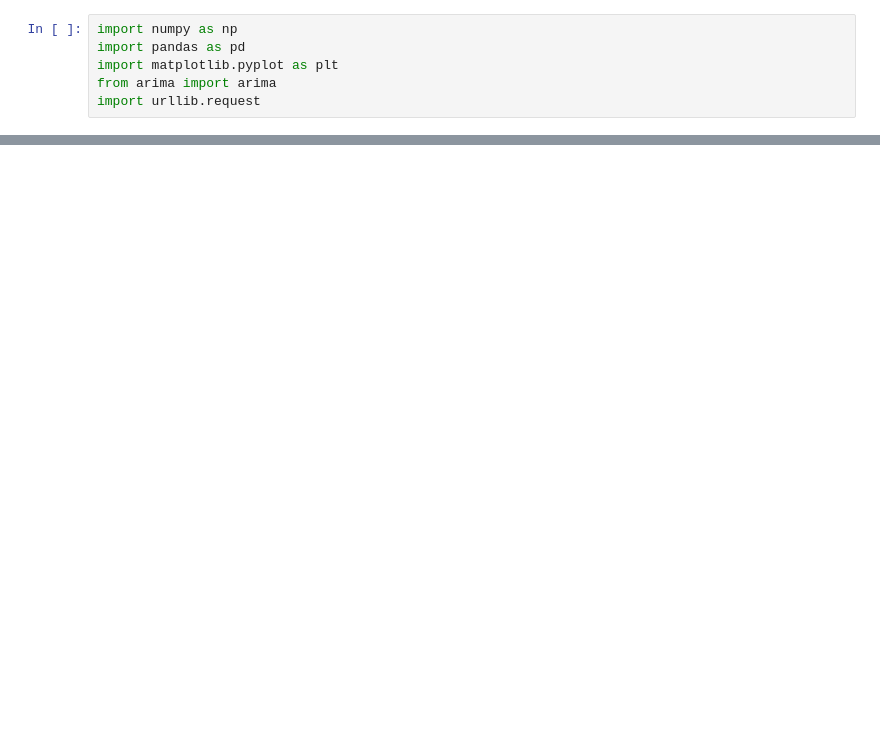
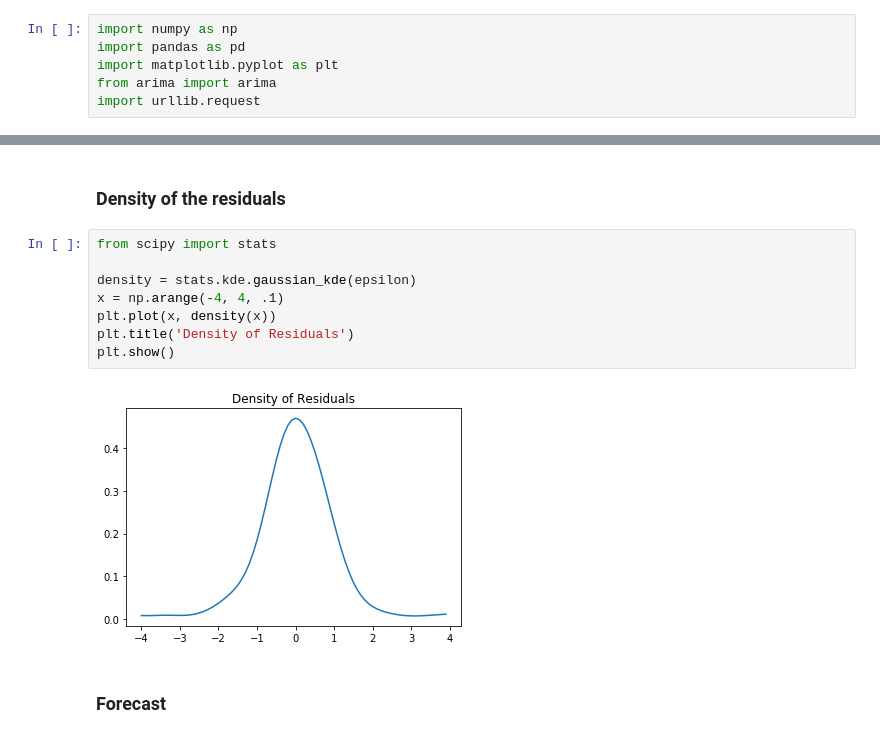
Before and after one commit to TomHase/misc_code, a Jupyter notebook: arima/inflation_arima.ipynb, the cells around one changed output, grey strips where cells are left out. Cells and saved outputs as stored; diff of their text form; blank space fills up the shorter version.

```diff
--- a/arima/inflation_arima.ipynb
+++ b/arima/inflation_arima.ipynb
@@ -73,0 +67,14 @@ plt.show()
+# %% [markdown]
+### Density of the residuals
+# %%
+from scipy import stats
+
+density = stats.kde.gaussian_kde(epsilon)
+x = np.arange(-4, 4, .1)
+plt.plot(x, density(x))
+plt.title('Density of Residuals')
+plt.show()
+# %% [output]
+[figure, added]
+# %% [markdown]
+### Forecast
```
Also changed, not shown: parts of 8 cells of this notebook, 3 other files.
